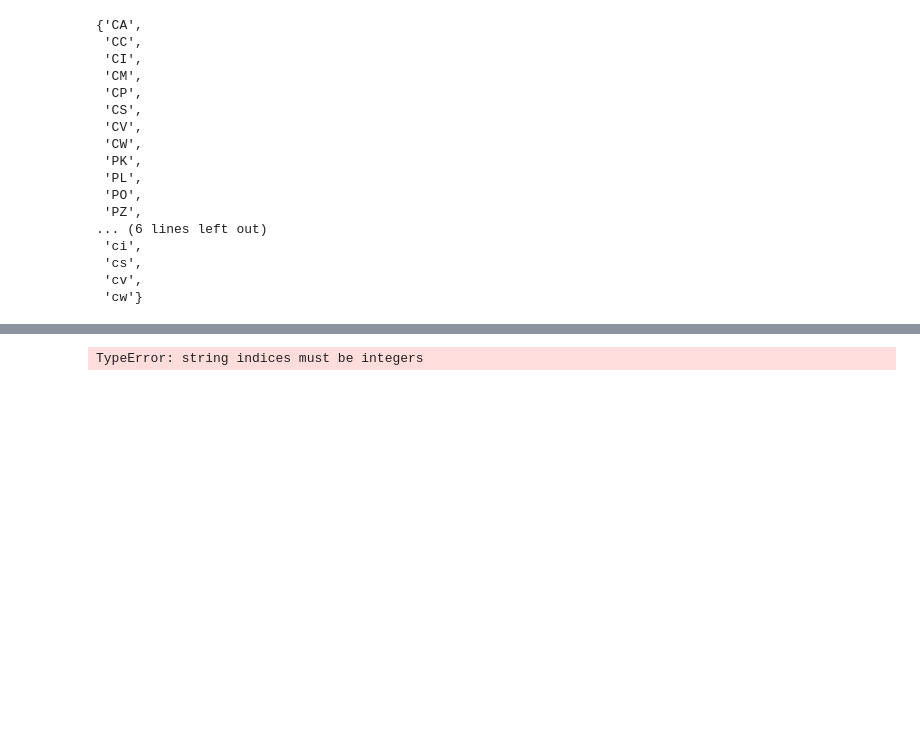
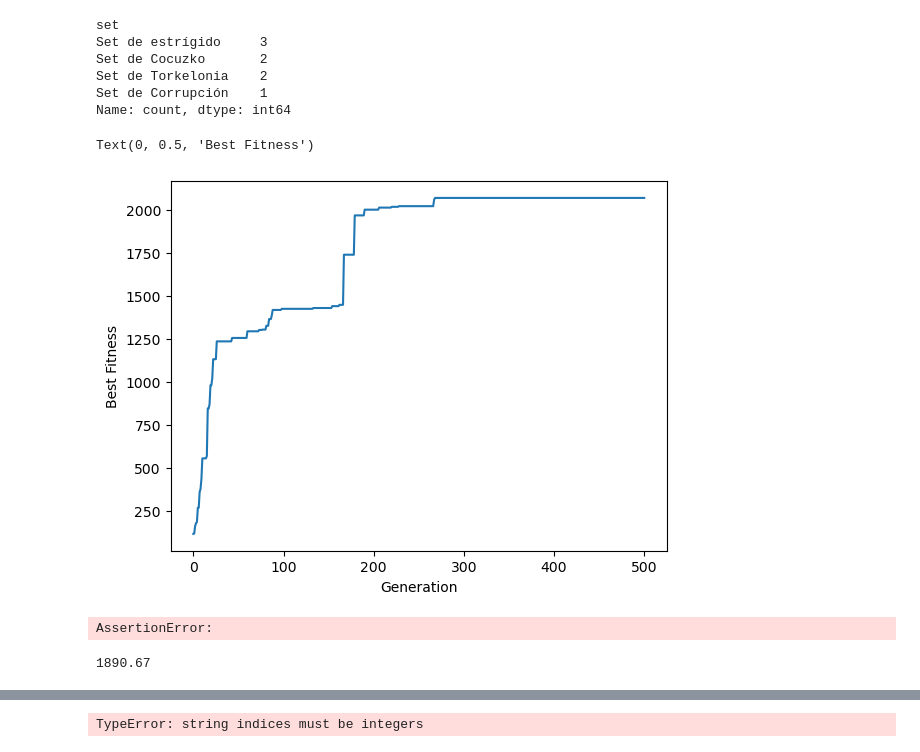
Before and after one commit to jdtibochab/dofus-set-optimizer, a Jupyter notebook: Optimize-pyGAD.ipynb, the cells around one changed output, grey strips where cells are left out. Saved outputs shown, nothing was run; the diff lists cells and outputs as text; code cells hidden in the pictures; blank space fills up the shorter version.

```diff
--- a/Optimize-pyGAD.ipynb
+++ b/Optimize-pyGAD.ipynb
@@ -98,30 +131,38 @@ opt.solution.set_summary(language=config["language"])
-# %%
-elements = set()
-for i in items.values():
-    conditions = i["conditions"]
-    if not conditions:
-        continue
-    dct = conditions["value"]
-    if not dct:
-        continue
-    elements.add(dct["element"])
-
-elements
-# %% [output]
-{'CA',
- 'CC',
- 'CI',
- 'CM',
- 'CP',
- 'CS',
- 'CV',
- 'CW',
- 'PK',
- 'PL',
- 'PO',
- 'PZ',
-... (6 lines left out)
- 'ci',
- 'cs',
- 'cv',
- 'cw'}
+# %%
+set_summary["set"].value_counts()
+# %% [output]
+set
+Set de estrígido     3
+Set de Cocuzko       2
+Set de Torkelonia    2
+Set de Corrupción    1
+Name: count, dtype: int64
+# %%
+import matplotlib.pyplot as plt
+plt.plot(opt.ga_instance.best_solutions_fitness)
+plt.xlabel('Generation')
+plt.ylabel('Best Fitness')
+# %% [output]
+Text(0, 0.5, 'Best Fitness')
+[figure, added]
+# %%
+assert False
+# %% [output]
+AssertionError:
+# %%
+chr = Chromosome(char,
+                 items,
+                 item_sets,
+                 [
+                    8993, # Espada
+                    13641, 13643, 13642, # Noai
+                    14161, 14162, 14169, # Charlatan
+                    19985, # Vuelo
+                    18670, # Escudo
+                    13673, # Lokulto
+                    739, 694, 7754, 737, 7043, 17078 # Dofus
+                 ],
+                 config["optimizer"]["preferences"])
+chr.fitness
+# %% [output]
+1890.67
```
Also changed, not shown: parts of 11 cells of this notebook, 2 other files.
